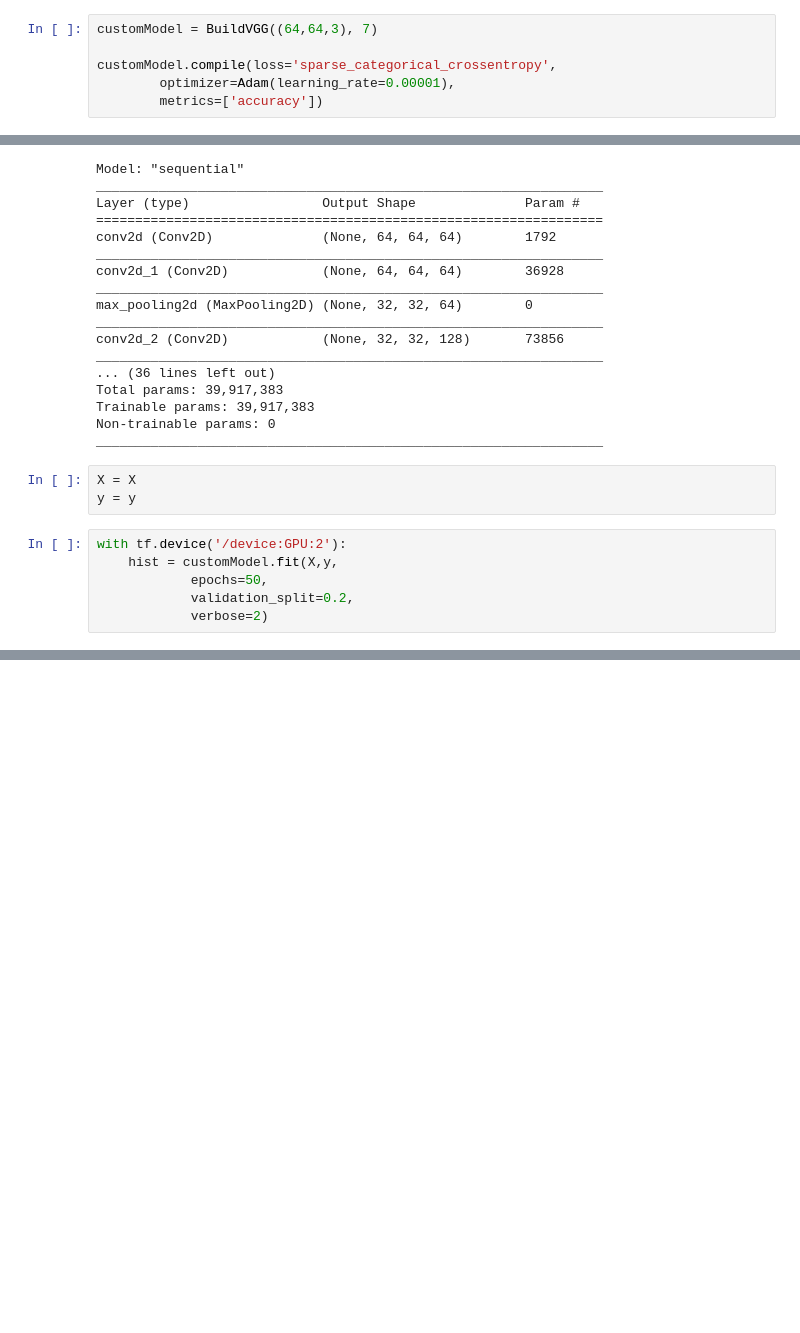
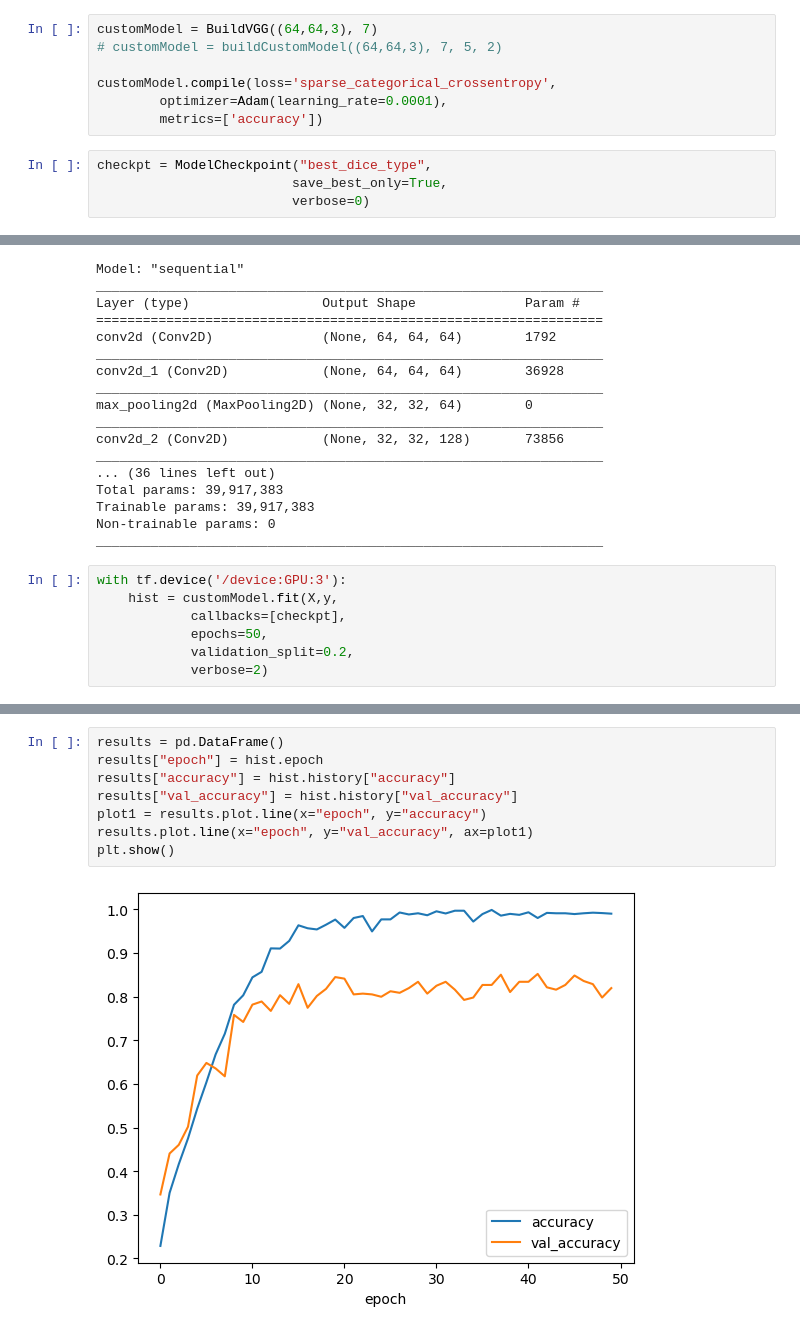
Before and after one commit to lukemcneil/recognizing-dice-values, a Jupyter notebook: predict-type-of-dice.ipynb, the cells around one changed output, grey strips where cells are left out. Drawn from its saved outputs; the diff is of its cells as text; blank space fills up the shorter version.

Commit message:
update to save best for dice type

```diff
--- a/predict-type-of-dice.ipynb
+++ b/predict-type-of-dice.ipynb
@@ -114,10 +140,15 @@ for gpu in gpus:
 ###################
 # %%
 customModel = BuildVGG((64,64,3), 7)
+# customModel = buildCustomModel((64,64,3), 7, 5, 2)
 
 customModel.compile(loss='sparse_categorical_crossentropy',
-        optimizer=Adam(learning_rate=0.00001),
+        optimizer=Adam(learning_rate=0.0001),
         metrics=['accuracy'])
+# %%
+checkpt = ModelCheckpoint("best_dice_type",
+                         save_best_only=True,
+                         verbose=0)
 # %%
 customModel.summary()
 # %% [output]
@@ -138,12 +169,10 @@ Total params: 39,917,383
 Trainable params: 39,917,383
 Non-trainable params: 0
 _________________________________________________________________
-# %%
-X = X
-y = y
 # %%
-with tf.device('/device:GPU:2'):
+with tf.device('/device:GPU:3'):
     hist = customModel.fit(X,y,
+            callbacks=[checkpt],
             epochs=50,
             validation_split=0.2,
             verbose=2)
@@ -167,0 +197,10 @@ Epoch 50/50
+# %%
+results = pd.DataFrame()
+results["epoch"] = hist.epoch
+results["accuracy"] = hist.history["accuracy"]
+results["val_accuracy"] = hist.history["val_accuracy"]
+plot1 = results.plot.line(x="epoch", y="accuracy")
+results.plot.line(x="epoch", y="val_accuracy", ax=plot1)
+plt.show()
+# %% [output]
+[figure, added]
```
Also changed, not shown: parts of 3 cells of this notebook.
